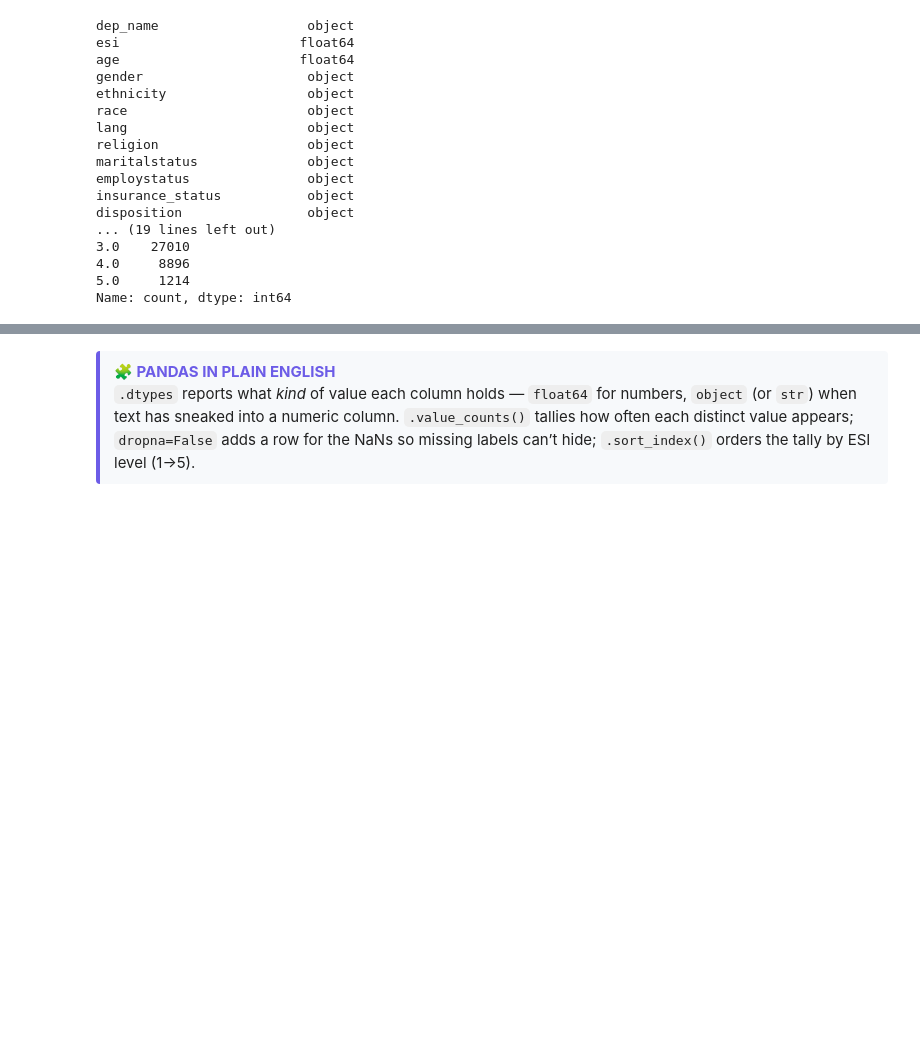
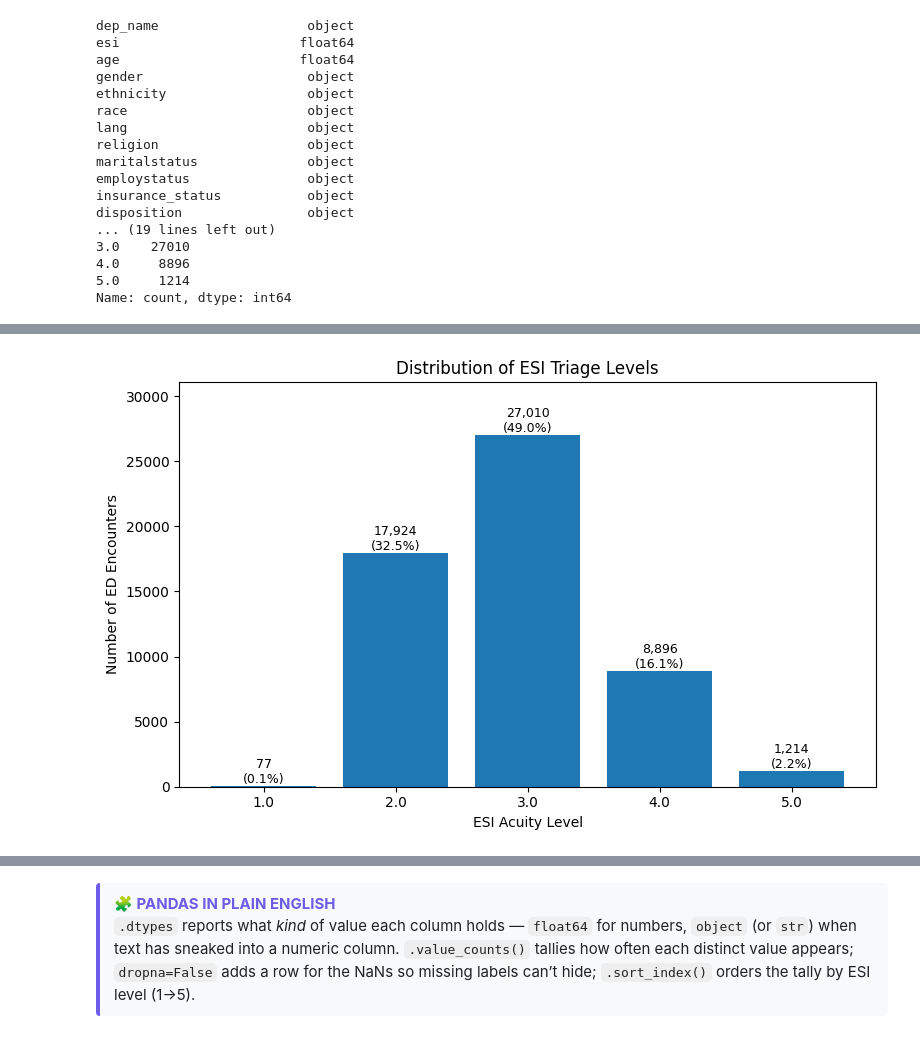
Before and after one commit to ShariUWI/carisurg-portfolio, a Jupyter notebook: SOliver_Week5_Tutorial2_Data_Profiling.ipynb, the cells around one changed output, grey strips where cells are left out. Saved outputs shown, nothing was run; the diff lists cells and outputs as text; code cells hidden in the pictures; blank space fills up the shorter version.

```diff
--- a/SOliver_Week5_Tutorial2_Data_Profiling.ipynb
+++ b/SOliver_Week5_Tutorial2_Data_Profiling.ipynb
@@ -169,0 +418,34 @@ Name: count, dtype: int64
+# %%
+esi_counts = df["esi"].value_counts(dropna=False).sort_index()
+esi_percent = (esi_counts / esi_counts.sum() * 100).round(1)
+
+fig, ax = plt.subplots(figsize=(8, 5))
+
+bars = ax.bar(esi_counts.index.astype(str), esi_counts.values)
+
+ax.set_xlabel("ESI Acuity Level")
+ax.set_ylabel("Number of ED Encounters")
+ax.set_title("Distribution of ESI Triage Levels")
+
+for bar, pct in zip(bars, esi_percent):
+    height = bar.get_height()
+    ax.text(
+        bar.get_x() + bar.get_width() / 2,
+        height,
+        f"{int(height):,}\n({pct}%)",
+        ha="center",
+        va="bottom",
+        fontsize=9
+    )
+
+ax.set_ylim(0, max(esi_counts.values) * 1.15)
+
+plt.tight_layout()
+plt.savefig(
+    OUTPUT_DIR / "SOliver_Week5_ESI_Distribution.png",
+    dpi=300,
+    bbox_inches="tight"
+)
+plt.show()
+# %% [output]
+[figure, added]
```
Also changed, not shown: parts of 81 cells of this notebook.
